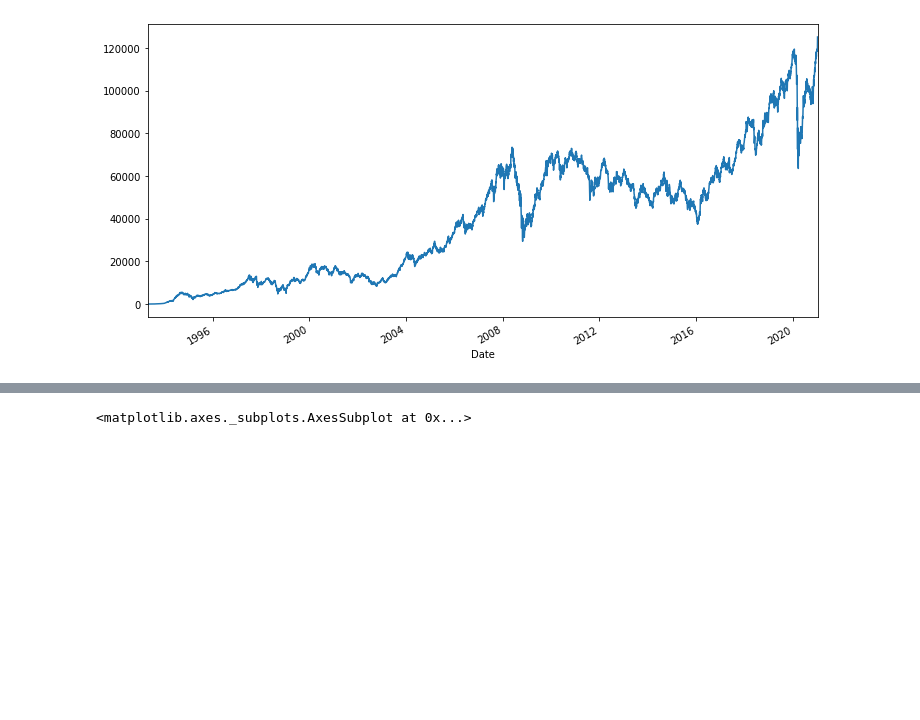
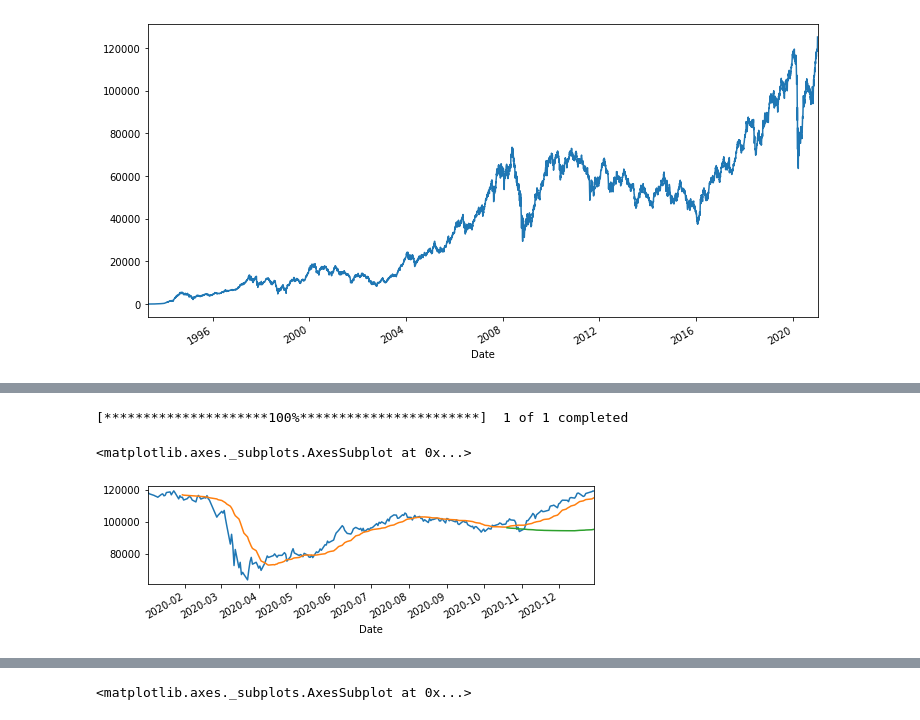
Before and after one commit to kioolz/Kioolz-World, a Jupyter notebook: IBOV.ipynb, the cells around one changed output, grey strips where cells are left out. Saved outputs shown, nothing was run; the diff lists cells and outputs as text; code cells hidden in the pictures; blank space fills up the shorter version.

```diff
--- a/IBOV.ipynb
+++ b/IBOV.ipynb
@@ -48,7 +86,14 @@ ibov["Adj Close"].plot(figsize=(12,6))
 # %%
 #Podemos fatiar uma parte específica do ibovespa
-ibovparcial = web.get_data_yahoo('^BVSP', start = '2019-08-15', end='2020-12-31')
+ibovparcial = web.get_data_yahoo('^BVSP', start = '2020-01-01', end='2020-12-31')
 ibovparcial["Close"].plot(figsize=(8,2))
+ibovparcial["Close"].rolling(21).mean().plot(label="MM21")
+ibovparcial["Close"].rolling(200).mean().plot(label="MM200")
+ibovparcial["Close"].rolling(365).mean().plot(label="MM365")
+# %% [output]
+[*********************100%***********************]  1 of 1 completed
+<matplotlib.axes._subplots.AxesSubplot at 0x...>
+[figure, added]
 # %%
 #Vídeo 2 - Definindo intervalos,
 # calculando e plotando médias móveis
```
Also changed, not shown: parts of 39 cells of this notebook.
